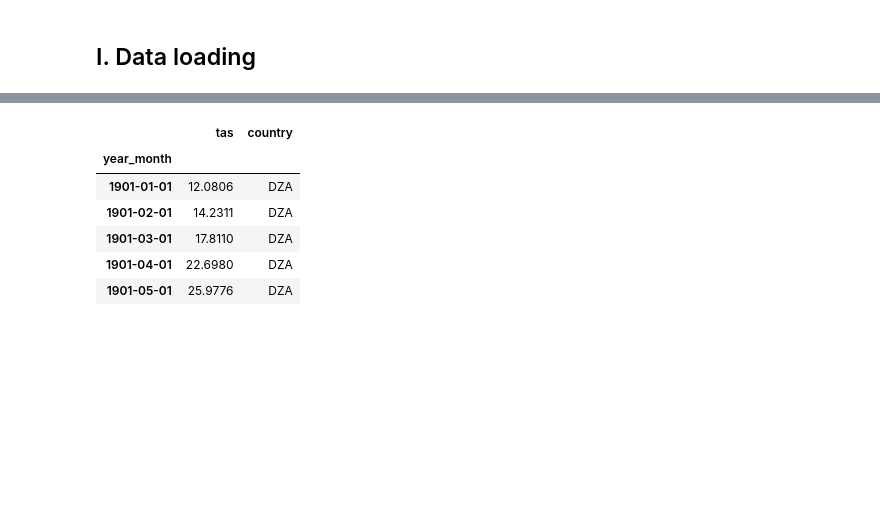
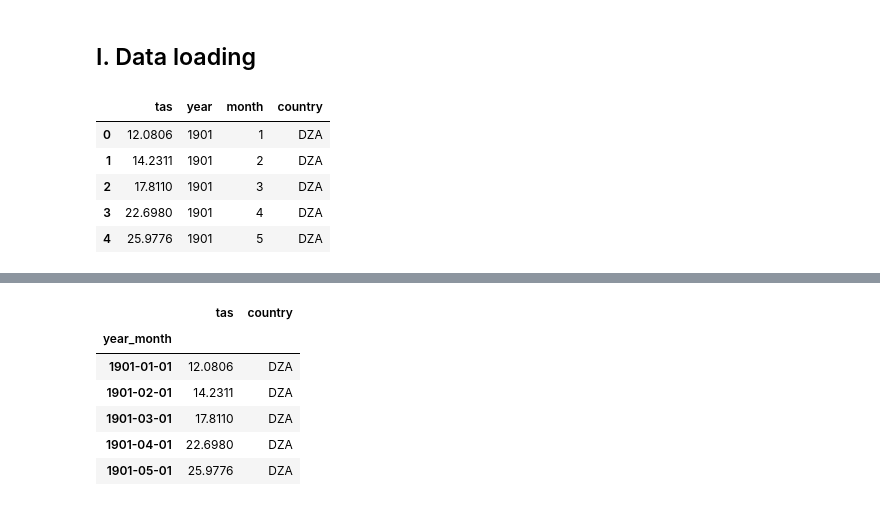
Before and after one commit to franckalbinet/ictp-3268-data-science, a Jupyter notebook: hands-on-sessions/notebooks/2-time-series-visualization-python.ipynb, the cells around one changed output, grey strips where cells are left out. Saved outputs shown, nothing was run; the diff lists cells and outputs as text; code cells hidden in the pictures; blank space fills up the shorter version.

```diff
--- a/hands-on-sessions/notebooks/2-time-series-visualization-python.ipynb
+++ b/hands-on-sessions/notebooks/2-time-series-visualization-python.ipynb
@@ -27,2 +29,14 @@ plt.rcParams['figure.figsize'] = (16, 8)
 # %% [markdown]
 ## I. Data loading
+# %%
+# Take a look at Pandas doc. for read_csv method:
+#   - https://pandas.pydata.org/pandas-docs/stable/generated/pandas.read_csv.html
+# Load data with default parameters to take a look at the data structure
+pd.read_csv('data/tas_1901_2015_sahel.csv').head()
+# %% [output]
+|  | tas | year | month | country |
+| 0 | 12.0806 | 1901 | 1 | DZA |
+| 1 | 14.2311 | 1901 | 2 | DZA |
+| 2 | 17.8110 | 1901 | 3 | DZA |
+| 3 | 22.6980 | 1901 | 4 | DZA |
+| 4 | 25.9776 | 1901 | 5 | DZA |
```
Also changed, not shown: parts of 13 cells of this notebook, 1 other file.
